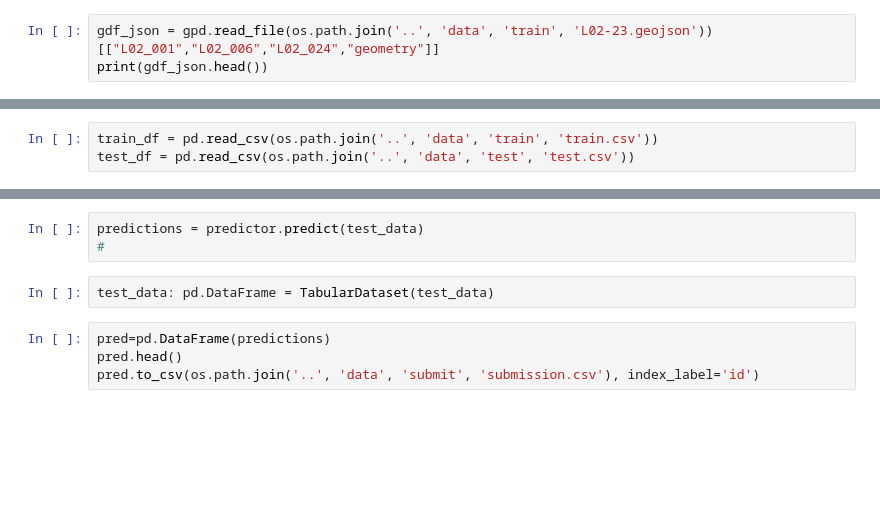
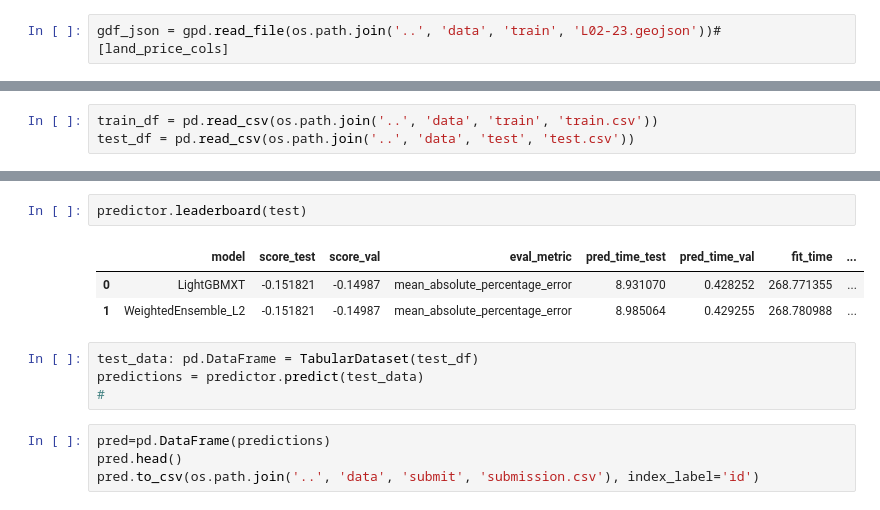
Before and after one commit to tomoya-kmt/signature, a Jupyter notebook: my_code/data_preprocess.ipynb, the cells around one changed output, grey strips where cells are left out. Saved outputs shown, nothing was run; the diff lists cells and outputs as text; blank space fills up the shorter version.

```diff
--- a/my_code/data_preprocess.ipynb
+++ b/my_code/data_preprocess.ipynb
@@ -15,3 +71,2 @@ import geopandas as gpd
 # %%
-gdf_json = gpd.read_file(os.path.join('..', 'data', 'train', 'L02-23.geojson'))[["L02_001","L02_006","L02_024","geometry"]]
-print(gdf_json.head())
+gdf_json = gpd.read_file(os.path.join('..', 'data', 'train', 'L02-23.geojson'))#[land_price_cols]
@@ -59,8 +163,13 @@ predictor.leaderboard(test)
+# %%
+predictor.leaderboard(test)
+# %% [output]
+|  | model | score_test | score_val | eval_metric | pred_time_test | pred_time_val | fit_time | ... |
+| 0 | LightGBMXT | -0.151821 | -0.14987 | mean_absolute_percentage_error | 8.931070 | 0.428252 | 268.771355 | ... |
+| 1 | WeightedEnsemble_L2 | -0.151821 | -0.14987 | mean_absolute_percentage_error | 8.985064 | 0.429255 | 268.780988 | ... |
 # %%
+test_data: pd.DataFrame = TabularDataset(test_df)
 predictions = predictor.predict(test_data)
 #
-# %%
-test_data: pd.DataFrame = TabularDataset(test_data)
 # %%
 pred=pd.DataFrame(predictions)
 pred.head()
```
Also changed, not shown: parts of 14 cells of this notebook, 1 other file.
